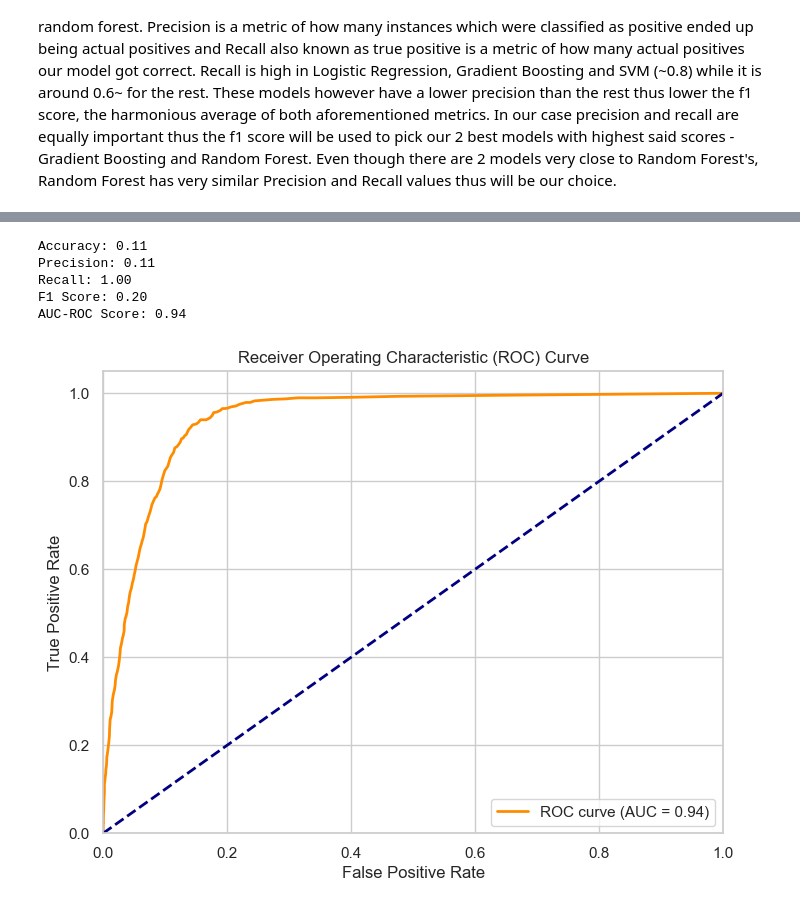
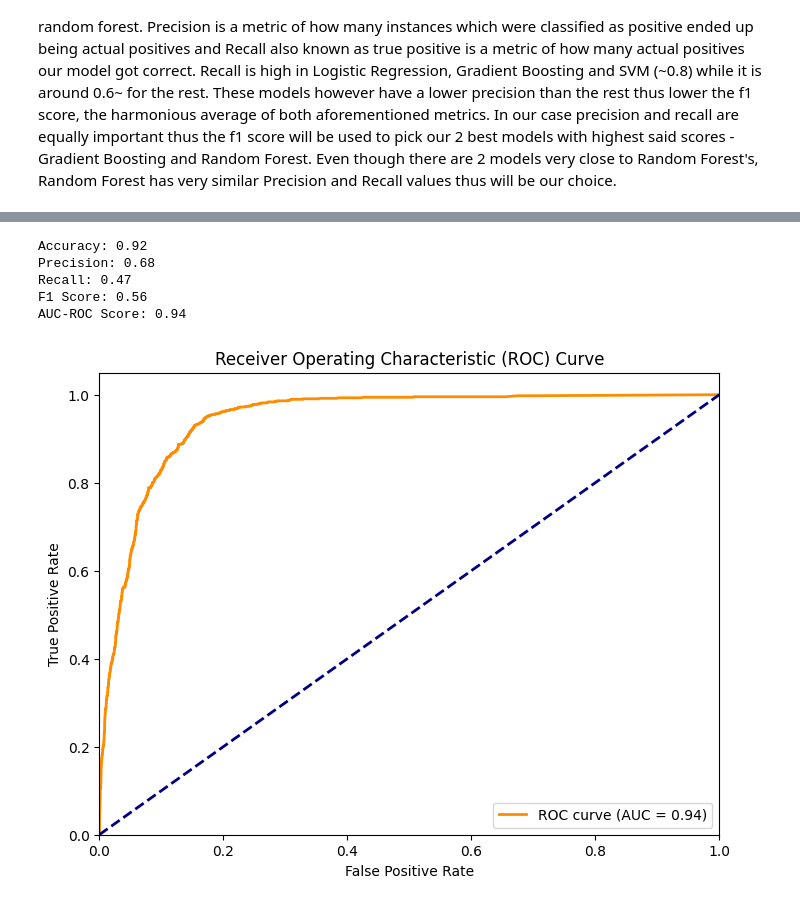
Before and after one commit to DinIskakov/Bank-Marketing, a Jupyter notebook: hw.ipynb, the cells around one changed output, grey strips where cells are left out. Saved outputs shown, nothing was run; the diff lists cells and outputs as text; code cells hidden in the pictures.

```diff
--- a/hw.ipynb
+++ b/hw.ipynb
@@ -485,7 +492,7 @@ AUC-ROC Score: 0.94
 from sklearn.ensemble import GradientBoostingClassifier
 
 gb_clf = GradientBoostingClassifier(random_state=42)
-gb_clf.fit(x_train_smote, y_train_smote)
+gb_clf.fit(X_train_scaled, y_train)
 
 # Step 3: Make predictions and validate
 y_pred_gb = gb_clf.predict(X_test_scaled)
@@ -508,30 +515,8 @@ from sklearn import svm
 from sklearn.metrics import accuracy_score, precision_score, recall_score
 
 
-'''kernels = ['linear', 'poly', 'rbf']
-C_values = [0.1, 1, 10]
-
-for i, kernel in enumerate(kernels):
-    for j, C in enumerate(C_values):
-        clf = svm.SVC(kernel=kernel, C=C)
-        clf.fit(x_train_smote, y_train_smote)
-
-        y_pred = clf.predict(X_test_scaled)
-        accuracy = accuracy_score(y_test, y_pred)
-        precision = precision_score(y_test, y_pred)
-        recall = recall_score(y_test, y_pred)
-        f1 = f1_score(y_test, y_pred)
-
-
-        print(f"Kernel: {kernel}, C: {C}")
-        print(f"Accuracy: {accuracy:.4f}")
-        print(f"Precision: {precision:.4f}")
-        print(f"Recall: {recall:.4f}")
-        print(f"f1-score: {f1:.4f}")'''
-
-
 svm_clf = svm.SVC(probability=True)
-svm_clf.fit(x_train_smote, y_train_smote)
+svm_clf.fit(X_train_scaled, y_train)
 
 y_pred_svm = svm_clf.predict(X_test_scaled)
 probabilities = svm_clf.predict_proba(X_test_scaled)
@@ -605,12 +591,12 @@ param_grid = {
 }
 
 grid_search = GridSearchCV(estimator=gb_clf, param_grid=param_grid, cv=kf, n_jobs=-1)
-grid_search.fit(x_train_smote, y_train_smote)
+grid_search.fit(X_train_scaled, y_train)
 
 print("Best parameters:", grid_search.best_params_)
 print("Best cross-validation score:", grid_search.best_score_)
 
 # Use the best model for prediction
 best_gb_clf = grid_search.best_estimator_
-y_pred_best = best_gb_clf.predict(X_test)
+y_pred_best = best_gb_clf.predict(X_test_scaled)
 # %% [output]
@@ -675,7 +644,7 @@ param_grid = {
 
 # Grid search with cross-validation
 grid_search = GridSearchCV(estimator=rf_clf, param_grid=param_grid, cv=kf, n_jobs=-1)
-grid_search.fit(x_train_smote, y_train_smote)
+grid_search.fit(X_train_scaled, y_train)
 
 # Best parameters and score
 print("Best parameters:", grid_search.best_params_)
@@ -704,16 +656,16 @@ Best cross-validation score: 0.9528328553314639
 # %%
 # Use the best model for prediction
 best_rf_clf = grid_search.best_estimator_
-y_pred_rf_best = best_rf_clf.predict(X_test)
+y_pred_rf_best = best_rf_clf.predict(X_test_scaled)
 
 probabilities = best_rf_clf.predict_proba(X_test_scaled)
-getStats(y_test, y_pred_best, probabilities)
+getStats(y_test, y_pred_rf_best, probabilities)
 
 #Same outcome as before, our model got overfitted on the training dataset
 # %% [output]
-Accuracy: 0.11
-Precision: 0.11
-Recall: 1.00
-F1 Score: 0.20
+Accuracy: 0.92
+Precision: 0.68
+Recall: 0.47
+F1 Score: 0.56
 AUC-ROC Score: 0.94
-[figure, old version]
+[figure, new version]
```
Also changed, not shown: parts of 17 cells of this notebook, 1 other file.
